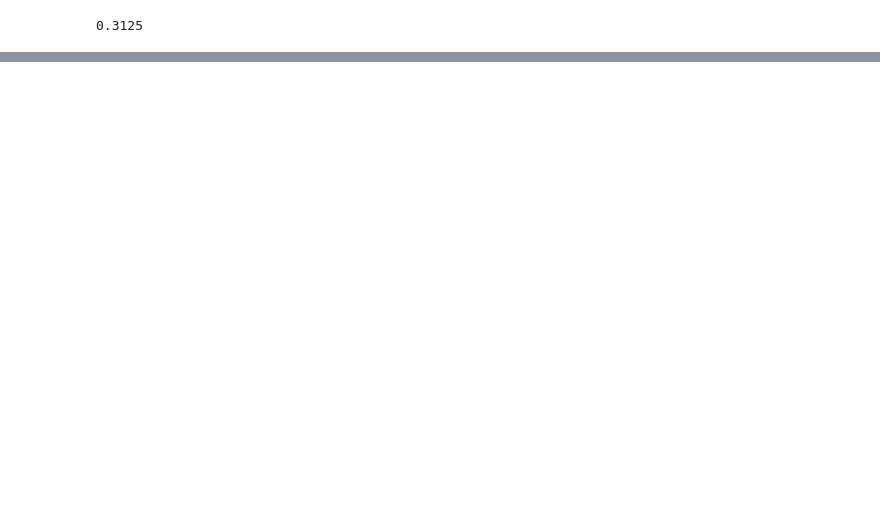
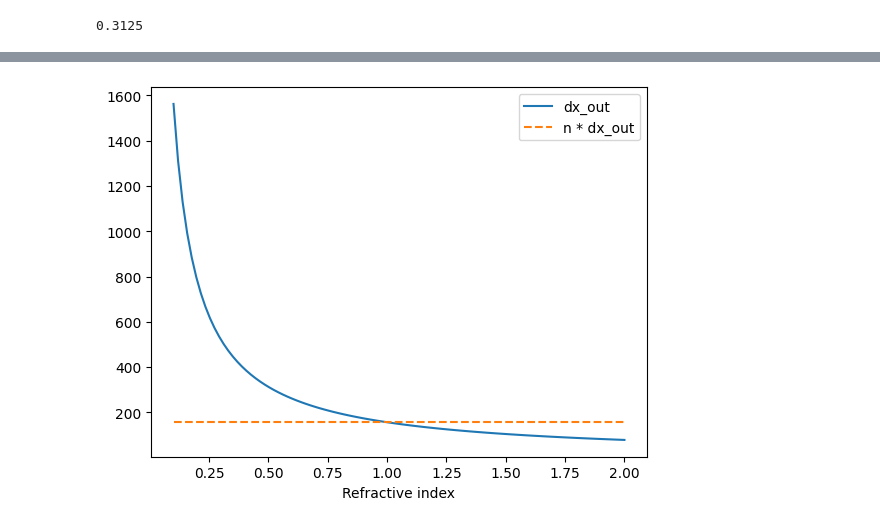
Before and after one commit to chromatix-team/chromatix, a Jupyter notebook: docs/examples/fflens.ipynb, the cells around one changed output, grey strips where cells are left out. Drawn from its saved outputs; the diff is of its cells as text; code cells hidden in the pictures; blank space fills up the shorter version.

```diff
--- a/docs/examples/fflens.ipynb
+++ b/docs/examples/fflens.ipynb
@@ -124,0 +133,36 @@ Array([0.3125    , 0.31249997, 0.3125    , 0.3125    , 0.3125    ,
+# %%
+# dx_out w.r.t. refractive index
+refractive_indices = jnp.linspace(0.1, 2, 100)
+output_dxes = jnp.zeros_like(refractive_indices)
+for i, refractive_index in enumerate(refractive_indices):
+    input_field = ScalarField.create(
+        dx=0.266,  # spacing in microns
+        spectrum=0.532,  # wavelength in microns
+        spectral_density=1.0,
+        u=input,
+        shape=(128, 128),
+    )
+    fflens = FFLens(
+        f=10000,  # focal length in microns
+        n=refractive_index,  # refractive index
+        NA=0.8,  # numerical aperture
+    )
+    params = fflens.init(key, input_field)
+    output_field = fflens.apply(
+        params,  # Empty params if no learnable parameters
+        input_field,
+    )
+    output_dxes = output_dxes.at[i].set(output_field.dx[0, 0, 0, 0, 0, 0])
+
+plt.plot(refractive_indices, output_dxes, label="dx_out", linestyle="-")
+plt.plot(
+    refractive_indices,
+    refractive_indices * output_dxes,
+    label="n * dx_out",
+    linestyle="--",
+)
+plt.xlabel("Refractive index")
+plt.legend()
+plt.show()
+# %% [output]
+[figure, added]
```
Also changed, not shown: parts of 18 cells of this notebook, 1 other file.
